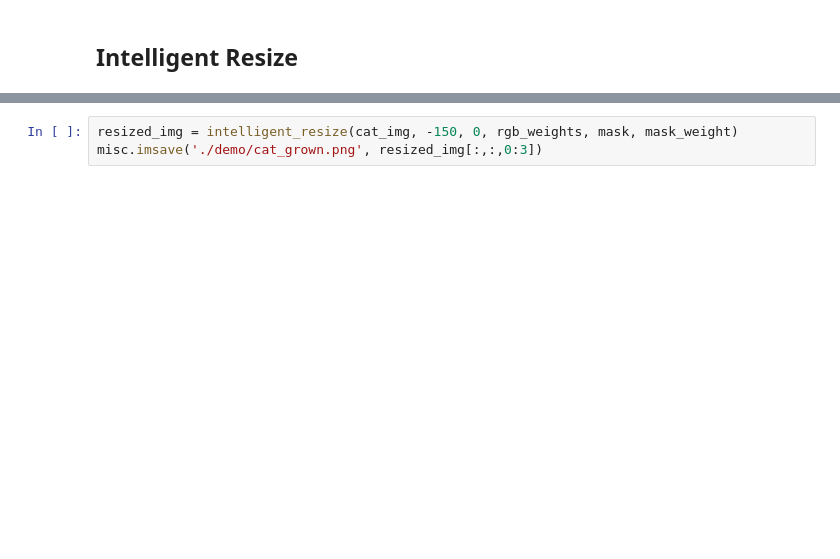
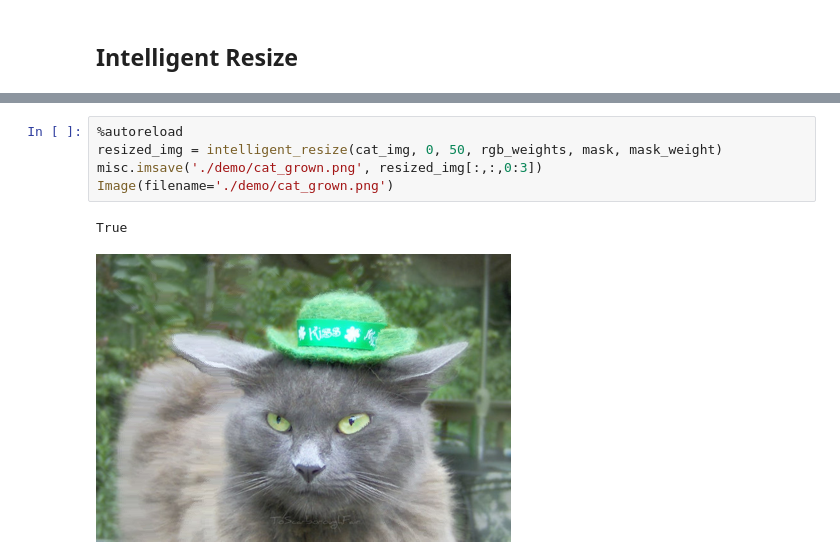
Before and after one commit to dharness/seam_carving, a Jupyter notebook: demo/Seam Carving Visual Demos.ipynb, the cells around one changed output, grey strips where cells are left out. Cells and saved outputs as stored; diff of their text form; blank space fills up the shorter version.

```diff
--- a/demo/Seam Carving Visual Demos.ipynb
+++ b/demo/Seam Carving Visual Demos.ipynb
@@ -75,5 +128,10 @@ Image(filename='./demo/cat_shrunk.png')
 # %% [output]
 [figure]
 # %%
-resized_img = intelligent_resize(cat_img, -150, 0, rgb_weights, mask, mask_weight)
+%autoreload
+resized_img = intelligent_resize(cat_img, 0, 50, rgb_weights, mask, mask_weight)
 misc.imsave('./demo/cat_grown.png', resized_img[:,:,0:3])
+Image(filename='./demo/cat_grown.png')
+# %% [output]
+True
+[figure, added]
```
Also changed, not shown: parts of 7 cells of this notebook, 11 other files.
